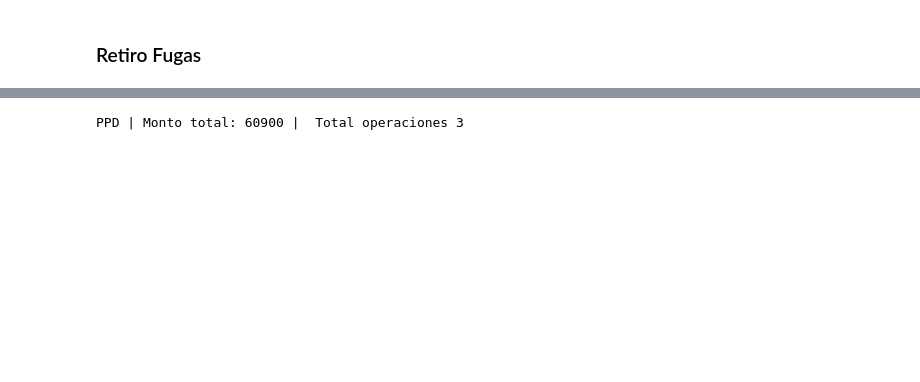
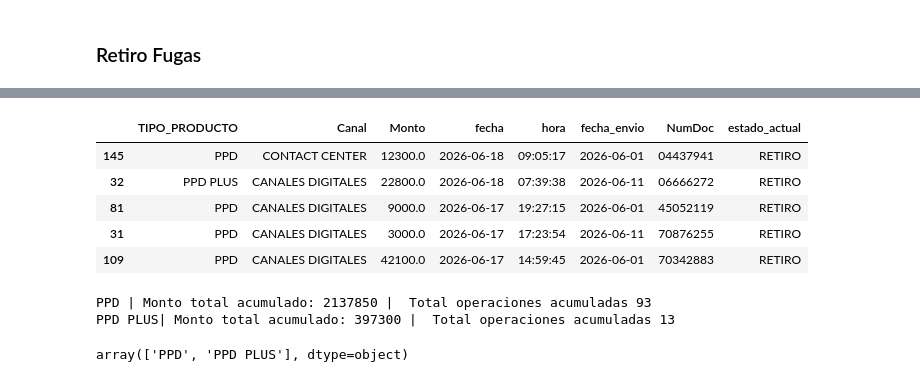
Before and after one commit to fernandolazob/target_script_01, a Jupyter notebook: 02_analisis_base/retiro_fugas_diners_ssff.ipynb, the cells around one changed output, grey strips where cells are left out. Drawn from its saved outputs; the diff is of its cells as text; code cells hidden in the pictures; blank space fills up the shorter version.

```diff
--- a/02_analisis_base/retiro_fugas_diners_ssff.ipynb
+++ b/02_analisis_base/retiro_fugas_diners_ssff.ipynb
@@ -94,15 +355,57 @@ df_final[['TIPO_PRODUCTO','Canal', 'Monto', 'fecha']].head()
+# %%
+df_final.head()
+# %% [output]
+|  | TIPO_PRODUCTO | Canal | Monto | fecha | hora | fecha_envio | NumDoc | estado_actual |
+| 145 | PPD | CONTACT CENTER | 12300.0 | 2026-06-18 | 09:05:17 | 2026-06-01 | 04437941 | RETIRO |
+| 32 | PPD PLUS | CANALES DIGITALES | 22800.0 | 2026-06-18 | 07:39:38 | 2026-06-11 | 06666272 | RETIRO |
+| 81 | PPD | CANALES DIGITALES | 9000.0 | 2026-06-17 | 19:27:15 | 2026-06-01 | 45052119 | RETIRO |
+| 31 | PPD | CANALES DIGITALES | 3000.0 | 2026-06-17 | 17:23:54 | 2026-06-11 | 70876255 | RETIRO |
+| 109 | PPD | CANALES DIGITALES | 42100.0 | 2026-06-17 | 14:59:45 | 2026-06-01 | 70342883 | RETIRO |
 # %%
 
 total_monto_ppd = df_final.loc[
-    df_final['TIPO_PRODUCTO'] == 'PPD',
-    'Monto'
+    (df_final["TIPO_PRODUCTO"] == "PPD") &
+    (df_final["estado_actual"] == "RETIRO"),
+    "Monto"
 ].sum()
 
 total_ope_ppd = df_final.loc[
-    df_final['TIPO_PRODUCTO'] == 'PPD',
+    (df_final['TIPO_PRODUCTO'] == 'PPD')&
+    (df_final["estado_actual"] == "RETIRO"),
     'Monto'
 ].count()
 
-print(f'PPD | Monto total: {int(total_monto_ppd)} |  Total operaciones {int(total_ope_ppd)} ')
+
+total_monto_ppd_recuperado = df_final.loc[
+    (df_final["TIPO_PRODUCTO"] == "PPD") &
+    (df_final["estado_actual"] != "RETIRO"),
+    "Monto"
+].sum()
+
+total_ope_ppd_recuperado = df_final.loc[
+    (df_final['TIPO_PRODUCTO'] == 'PPD')&
+    (df_final["estado_actual"] != "RETIRO"),
+    'Monto'
+].count()
+
+
+
+print(f'PPD | Monto total acumulado: {int(total_monto_ppd)} |  Total operaciones acumuladas {int(total_ope_ppd)} ')
+# print(f'PPD | Monto total acumulado: {int(total_monto_ppd)} |  Total operaciones acumuladas {int(total_ope_ppd)} ')
+
+total_monto_ppd = df_final.loc[
+    (df_final["TIPO_PRODUCTO"] == "PPD PLUS") &
+    (df_final["estado_actual"] == "RETIRO"),
+    "Monto"
+].sum()
+
+total_ope_ppd = df_final.loc[
+    (df_final['TIPO_PRODUCTO'] == 'PPD PLUS') &
+    (df_final["estado_actual"] == "RETIRO"),
+    'Monto'
+].count()
+
+print(f'PPD PLUS| Monto total acumulado: {int(total_monto_ppd)} |  Total operaciones acumuladas {int(total_ope_ppd)} ')
 # %% [output]
-PPD | Monto total: 60900 |  Total operaciones 3
+PPD | Monto total acumulado: 2137850 |  Total operaciones acumuladas 93
+PPD PLUS| Monto total acumulado: 397300 |  Total operaciones acumuladas 13
@@ -111,0 +419,4 @@ PPD | Monto total: 60900 |  Total operaciones 3
+# %%
+df_final['TIPO_PRODUCTO'].unique()
+# %% [output]
+array(['PPD', 'PPD PLUS'], dtype=object)
```
Also changed, not shown: parts of 20 cells of this notebook, 39 other files.
